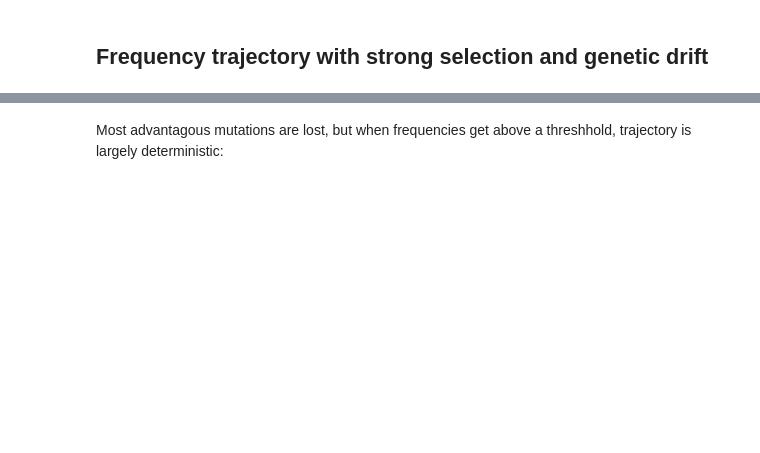
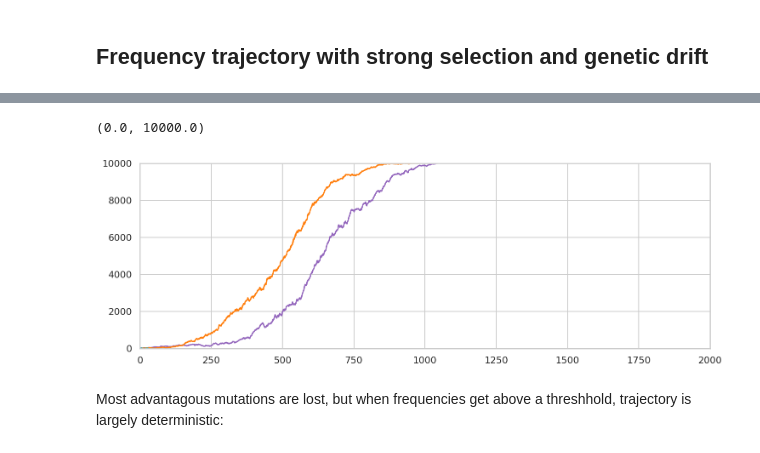
Before and after one commit to kaspermunch/PopulationGenomicsCourse, a Jupyter notebook: Notebooks/strong_selection.ipynb, the cells around one changed output, grey strips where cells are left out. Cells and saved outputs as stored; diff of their text form; code cells hidden in the pictures; blank space fills up the shorter version.

```diff
--- a/Notebooks/strong_selection.ipynb
+++ b/Notebooks/strong_selection.ipynb
@@ -70,5 +68,4 @@ for i in range(100):
     plt.plot(list(freq_trajectory(N, n=n, s=s)))
 plt.xlim(0, 2000)
 plt.ylim(0, 10000)
-mpld3.display(fig)
 # %% [output]
@@ -76,3 +72,5 @@ mpld3.display(fig)
+(0.0, 10000.0)
+[figure, added]
 # %% [markdown]
 Most advantagous mutations are lost, but when frequencies get above a threshhold, trajectory is largely deterministic:
 # %%
```
Also changed, not shown: parts of 5 cells of this notebook, 4 other files.
